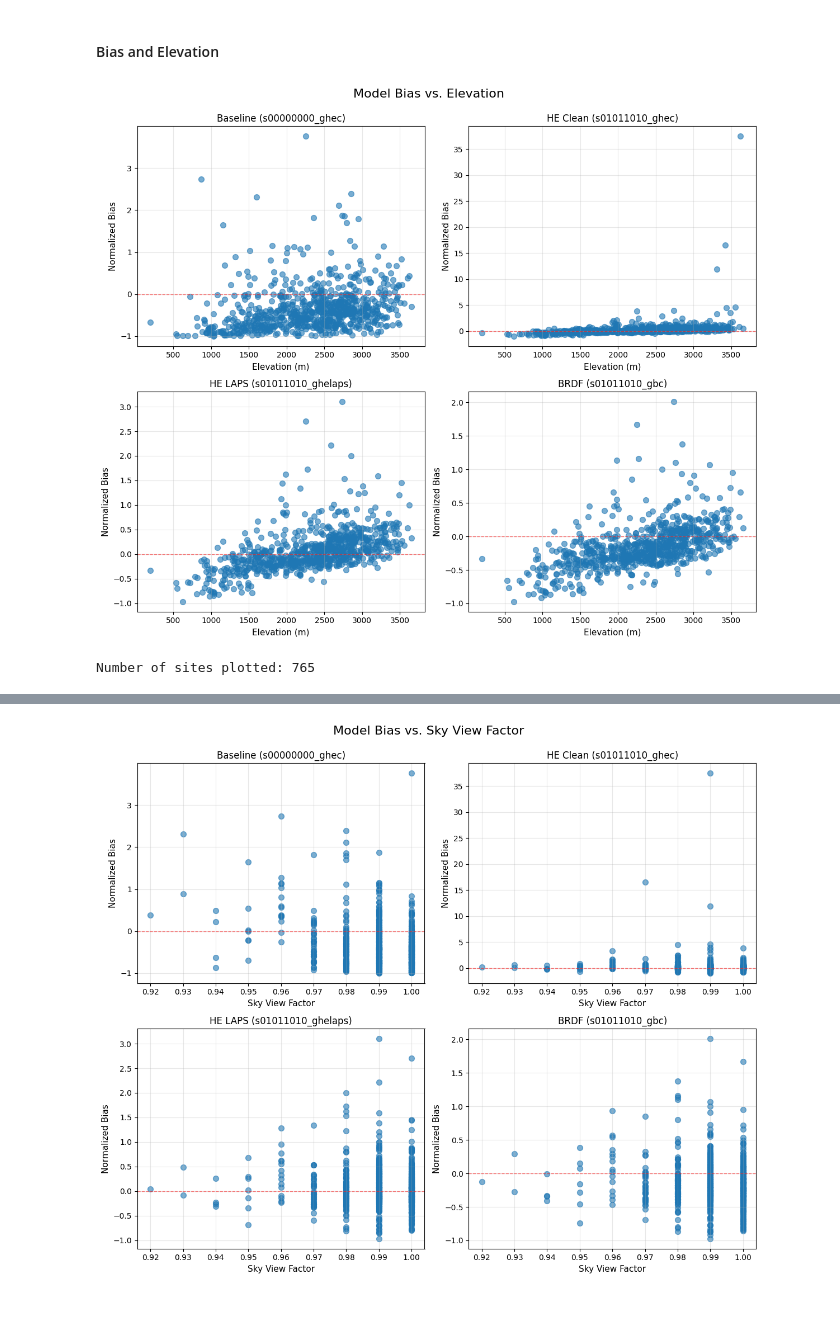
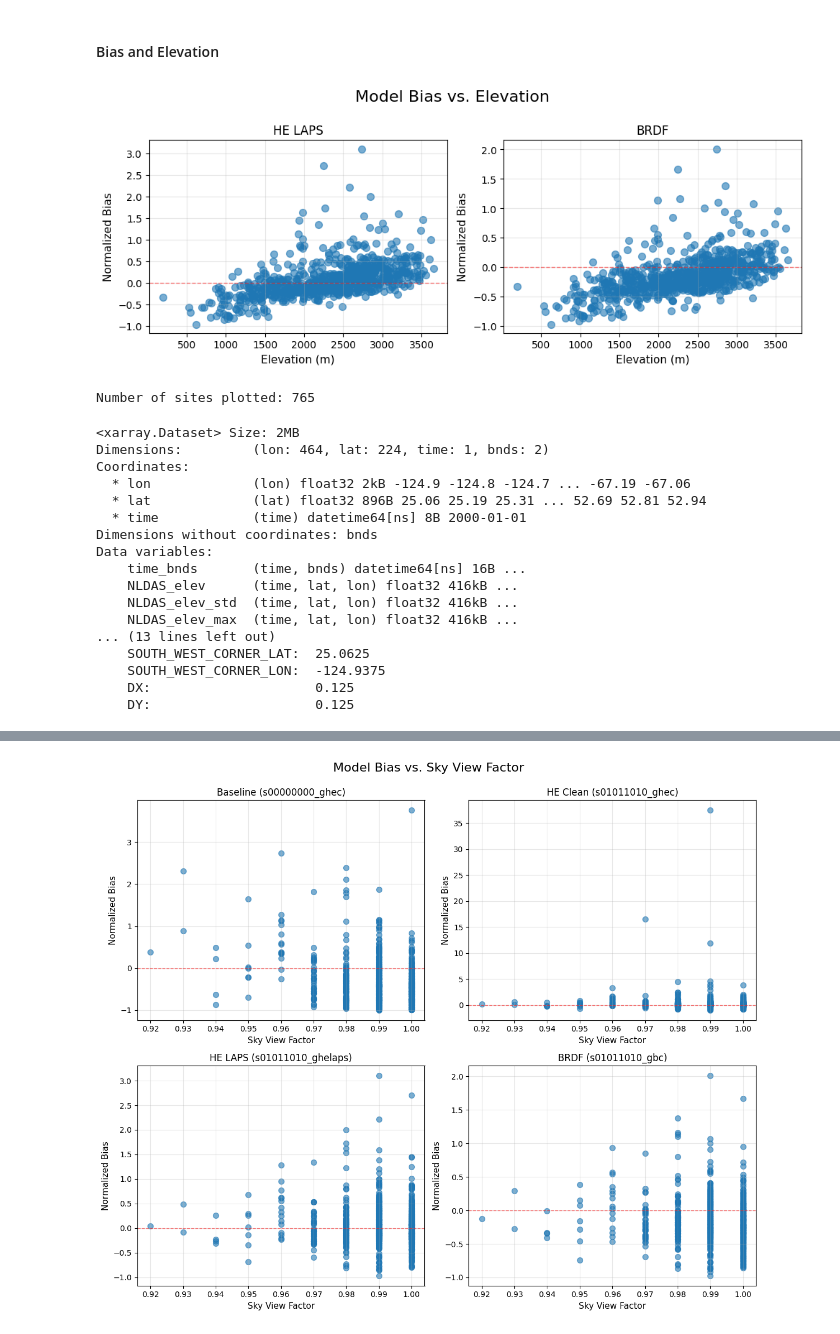
Before and after one commit to chrisrycx/lm4px_data_analysis, a Jupyter notebook: output_analysis/interactive/ErrorAnalysis.ipynb, the cells around one changed output, grey strips where cells are left out. Cells and saved outputs as stored; diff of their text form; code cells hidden in the pictures; blank space fills up the shorter version.

Commit message:
New error analysis with elevation diff and aspect

```diff
--- a/output_analysis/interactive/ErrorAnalysis.ipynb
+++ b/output_analysis/interactive/ErrorAnalysis.ipynb
@@ -102,40 +100,63 @@ plt.tight_layout()
 # %% [markdown]
 #### Bias and Elevation
 # %%
+# Bias and Elevation
 # Create 2x2 subplot figure
-fig, axes = plt.subplots(2, 2, figsize=(12, 10))
+fig, axes = plt.subplots(1, 2, figsize=(10, 4))
 fig.suptitle('Model Bias vs. Elevation', fontsize=16, y=0.995)
 
 # Define the bias columns to plot
-bias_columns = ['nbias_s00000000_ghec', 'nbias_s01011010_ghec',
-                'nbias_s01011010_ghelaps', 'nbias_s01011010_gbc']
+bias_columns = ['nbias_s01011010_ghelaps', 'nbias_s01011010_gbc']
 
 # Define titles for each subplot
-titles = ['Baseline (s00000000_ghec)', 'HE Clean (s01011010_ghec)',
-          'HE LAPS (s01011010_ghelaps)', 'BRDF (s01011010_gbc)']
+titles = ['HE LAPS', 'BRDF']
 
 # Create scatter plots
 for idx, (bias_col, title) in enumerate(zip(bias_columns, titles)):
-    row = idx // 2
-    col = idx % 2
-    ax = axes[row, col]
+    ax = axes[idx]
 
     # Create scatter plot
     ax.scatter(merged_df['ELEVATION'], merged_df[bias_col], alpha=0.6, s=50)
 
     # Add labels and title
     ax.set_xlabel('Elevation (m)', fontsize=11)
     ax.set_ylabel('Normalized Bias', fontsize=11)
     ax.set_title(title, fontsize=12)
     ax.grid(True, alpha=0.3)
 
     # Add a horizontal line at y=0 for reference
     ax.axhline(y=0, color='r', linestyle='--', linewidth=1, alpha=0.5)
 
 plt.tight_layout()
 plt.show()
 
 print(f"Number of sites plotted: {len(merged_df)}")
 # %% [output]
-[figure, old version]
+[figure, new version]
 Number of sites plotted: 765
+# %%
+# Compare to NLDAS elevation
+# Load the NLDAS elevation netcdf file
+import xarray as xr
+NLDAS_PATH = 'C:/Users/clmbn/NMT_PhD/data/nldas/'
+nldas_elevation = xr.open_dataset(os.path.join(NLDAS_PATH,'NLDAS_elevation.nc4'))
+#nldas_elevation = xr.open_dataset('/home/chriscox/Data/nldas/NLDAS_elevation.nc4')
+nldas_elevation
+# %% [output]
+<xarray.Dataset> Size: 2MB
+Dimensions:         (lon: 464, lat: 224, time: 1, bnds: 2)
+Coordinates:
+  * lon             (lon) float32 2kB -124.9 -124.8 -124.7 ... -67.19 -67.06
+  * lat             (lat) float32 896B 25.06 25.19 25.31 ... 52.69 52.81 52.94
+  * time            (time) datetime64[ns] 8B 2000-01-01
+Dimensions without coordinates: bnds
+Data variables:
+    time_bnds       (time, bnds) datetime64[ns] 16B ...
+    NLDAS_elev      (time, lat, lon) float32 416kB ...
+    NLDAS_elev_std  (time, lat, lon) float32 416kB ...
+    NLDAS_elev_max  (time, lat, lon) float32 416kB ...
+... (13 lines left out)
+    SOUTH_WEST_CORNER_LAT:  25.0625
+    SOUTH_WEST_CORNER_LON:  -124.9375
+    DX:                     0.125
+    DY:                     0.125
```
Also changed, not shown: parts of 10 cells of this notebook, 3 other files.
